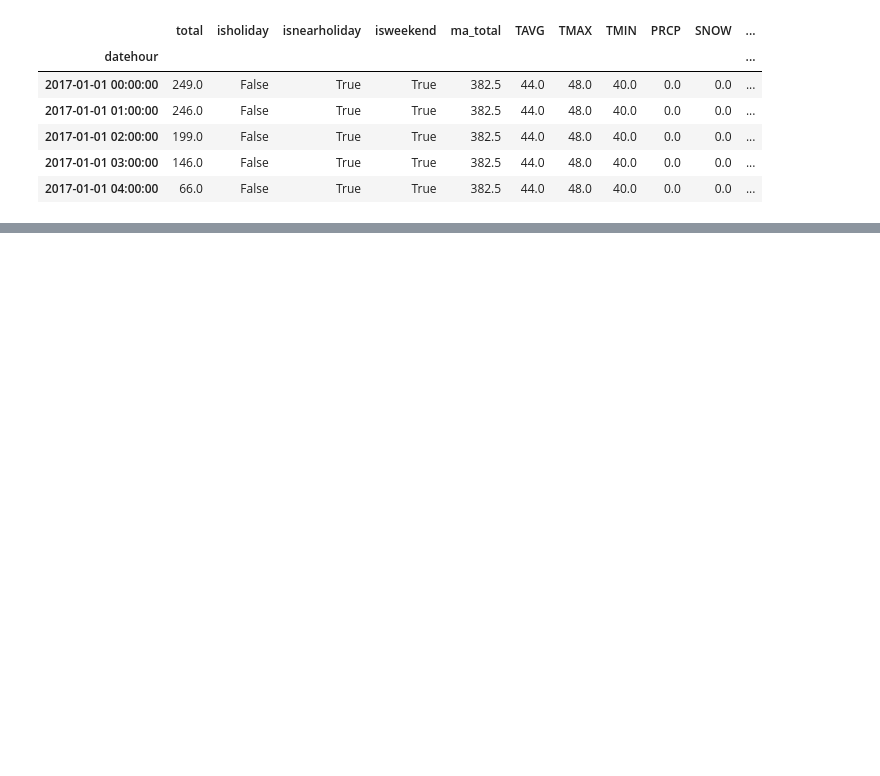
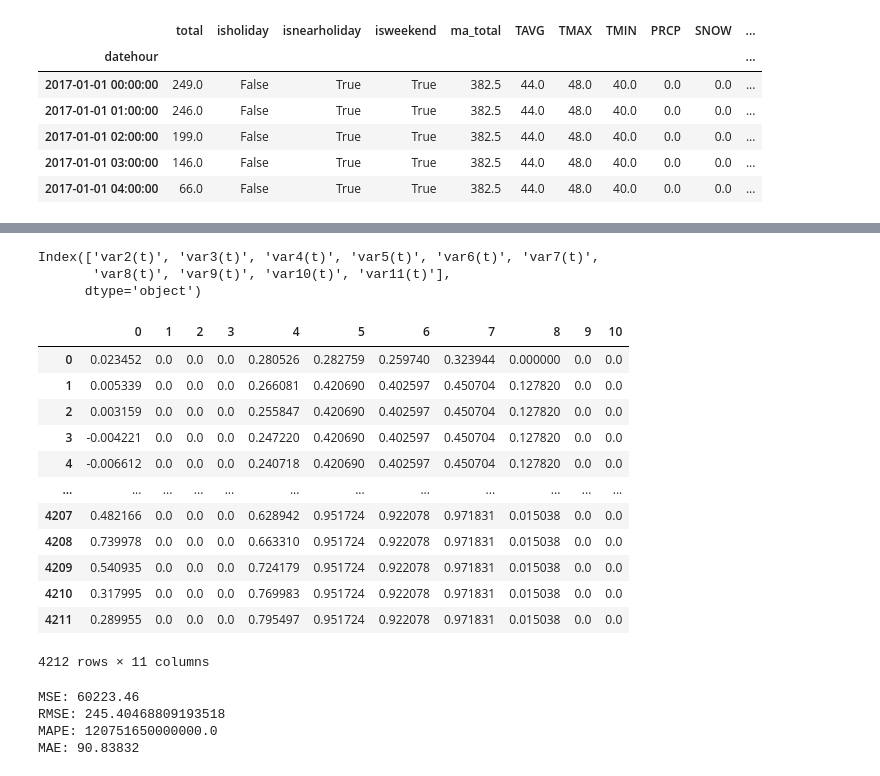
Before and after one commit to viniciuslettieri/Aprendizado-de-Maquina-2022.2, a Jupyter notebook: Trabalho Final/Teste LSTM.ipynb, the cells around one changed output, grey strips where cells are left out. Drawn from its saved outputs; the diff is of its cells as text; code cells hidden in the pictures; blank space fills up the shorter version.

```diff
--- a/Trabalho Final/Teste LSTM.ipynb
+++ b/Trabalho Final/Teste LSTM.ipynb
@@ -154,0 +225,22 @@ print('Test RMSE: %.3f' % rmse)
+# %%
+series_to_supervised(df_test, n_hours, 1).columns[-(n_features-1):]
+# %% [output]
+Index(['var2(t)', 'var3(t)', 'var4(t)', 'var5(t)', 'var6(t)', 'var7(t)',
+       'var8(t)', 'var9(t)', 'var10(t)', 'var11(t)'],
+      dtype='object')
+# %%
+pd.concat([yhat, pd.DataFrame(new_test_X[:, -(n_features-1):])], axis=1, ignore_index=True)
+# %% [output]
+|  | 0 | 1 | 2 | 3 | 4 | 5 | 6 | 7 | 8 | 9 | 10 |
+| 0 | 0.023452 | 0.0 | 0.0 | 0.0 | 0.280526 | 0.282759 | 0.259740 | 0.323944 | 0.000000 | 0.0 | 0.0 |
+| 1 | 0.005339 | 0.0 | 0.0 | 0.0 | 0.266081 | 0.420690 | 0.402597 | 0.450704 | 0.127820 | 0.0 | 0.0 |
+| 2 | 0.003159 | 0.0 | 0.0 | 0.0 | 0.255847 | 0.420690 | 0.402597 | 0.450704 | 0.127820 | 0.0 | 0.0 |
+| 3 | -0.004221 | 0.0 | 0.0 | 0.0 | 0.247220 | 0.420690 | 0.402597 | 0.450704 | 0.127820 | 0.0 | 0.0 |
+| 4 | -0.006612 | 0.0 | 0.0 | 0.0 | 0.240718 | 0.420690 | 0.402597 | 0.450704 | 0.127820 | 0.0 | 0.0 |
+| ... | ... | ... | ... | ... | ... | ... | ... | ... | ... | ... | ... |
+| 4207 | 0.482166 | 0.0 | 0.0 | 0.0 | 0.628942 | 0.951724 | 0.922078 | 0.971831 | 0.015038 | 0.0 | 0.0 |
+| 4208 | 0.739978 | 0.0 | 0.0 | 0.0 | 0.663310 | 0.951724 | 0.922078 | 0.971831 | 0.015038 | 0.0 | 0.0 |
+| 4209 | 0.540935 | 0.0 | 0.0 | 0.0 | 0.724179 | 0.951724 | 0.922078 | 0.971831 | 0.015038 | 0.0 | 0.0 |
+| 4210 | 0.317995 | 0.0 | 0.0 | 0.0 | 0.769983 | 0.951724 | 0.922078 | 0.971831 | 0.015038 | 0.0 | 0.0 |
+| 4211 | 0.289955 | 0.0 | 0.0 | 0.0 | 0.795497 | 0.951724 | 0.922078 | 0.971831 | 0.015038 | 0.0 | 0.0 |
+4212 rows × 11 columns
@@ -154,0 +270,7 @@ print('Test RMSE: %.3f' % rmse)
+# %%
+print_metrics(inv_y, inv_yhat)
+# %% [output]
+MSE: 60223.46
+RMSE: 245.40468809193518
+MAPE: 120751650000000.0
+MAE: 90.83832
```
Also changed, not shown: parts of 28 cells of this notebook.
